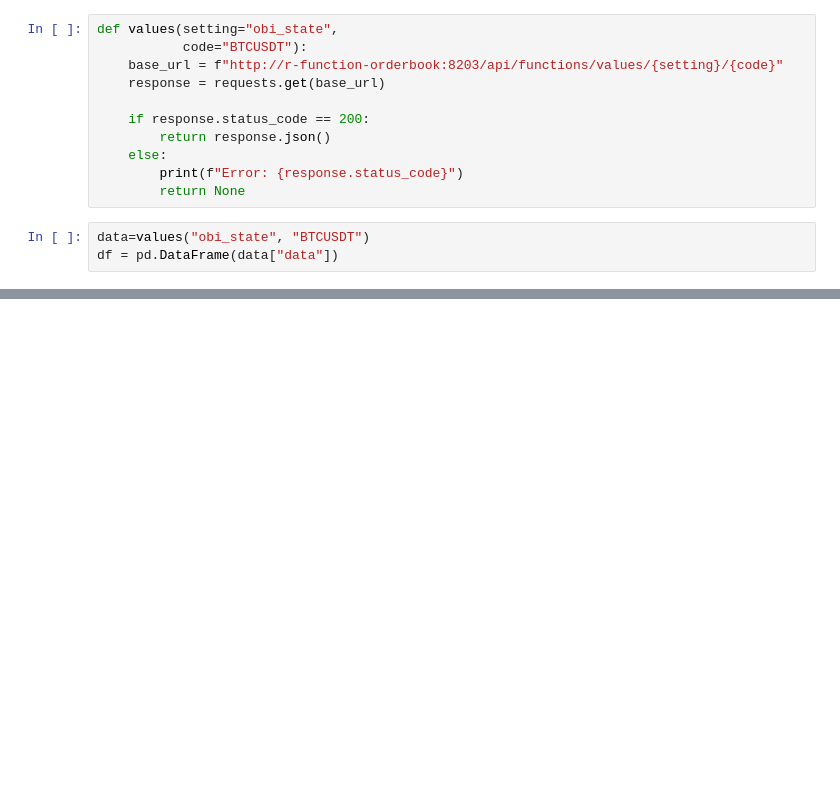
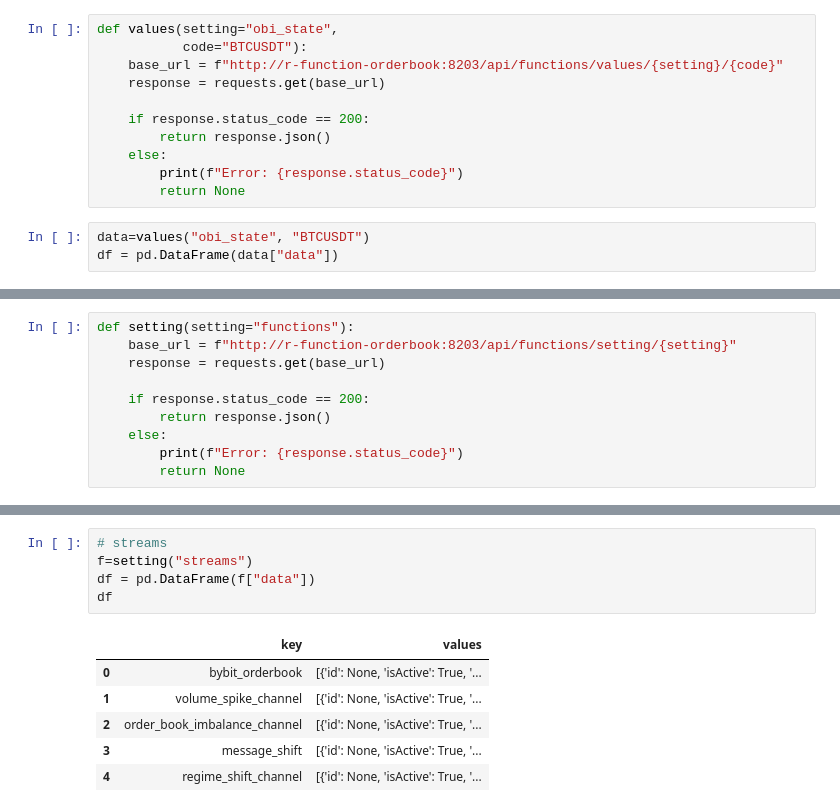
Before and after one commit to shchelchkov/r-notebook, a Jupyter notebook: values.ipynb, the cells around one changed output, grey strips where cells are left out. Cells and saved outputs as stored; diff of their text form; blank space fills up the shorter version.

Commit message:
examples values.ipynb

```diff
--- a/values.ipynb
+++ b/values.ipynb
@@ -79 +79,11 @@ df
 1 rows × 37 columns
+# %%
+def setting(setting="functions"):
+    base_url = f"http://r-function-orderbook:8203/api/functions/setting/{setting}"
+    response = requests.get(base_url)
+
+    if response.status_code == 200:
+        return response.json()
+    else:
+        print(f"Error: {response.status_code}")
+        return None
@@ -79,0 +114,12 @@ df
+# %%
+# streams
+f=setting("streams")
+df = pd.DataFrame(f["data"])
+df
+# %% [output]
+|  | key | values |
+| 0 | bybit_orderbook | [{'id': None, 'isActive': True, '... |
+| 1 | volume_spike_channel | [{'id': None, 'isActive': True, '... |
+| 2 | order_book_imbalance_channel | [{'id': None, 'isActive': True, '... |
+| 3 | message_shift | [{'id': None, 'isActive': True, '... |
+| 4 | regime_shift_channel | [{'id': None, 'isActive': True, '... |
```
Also changed, not shown: parts of 8 cells of this notebook.
